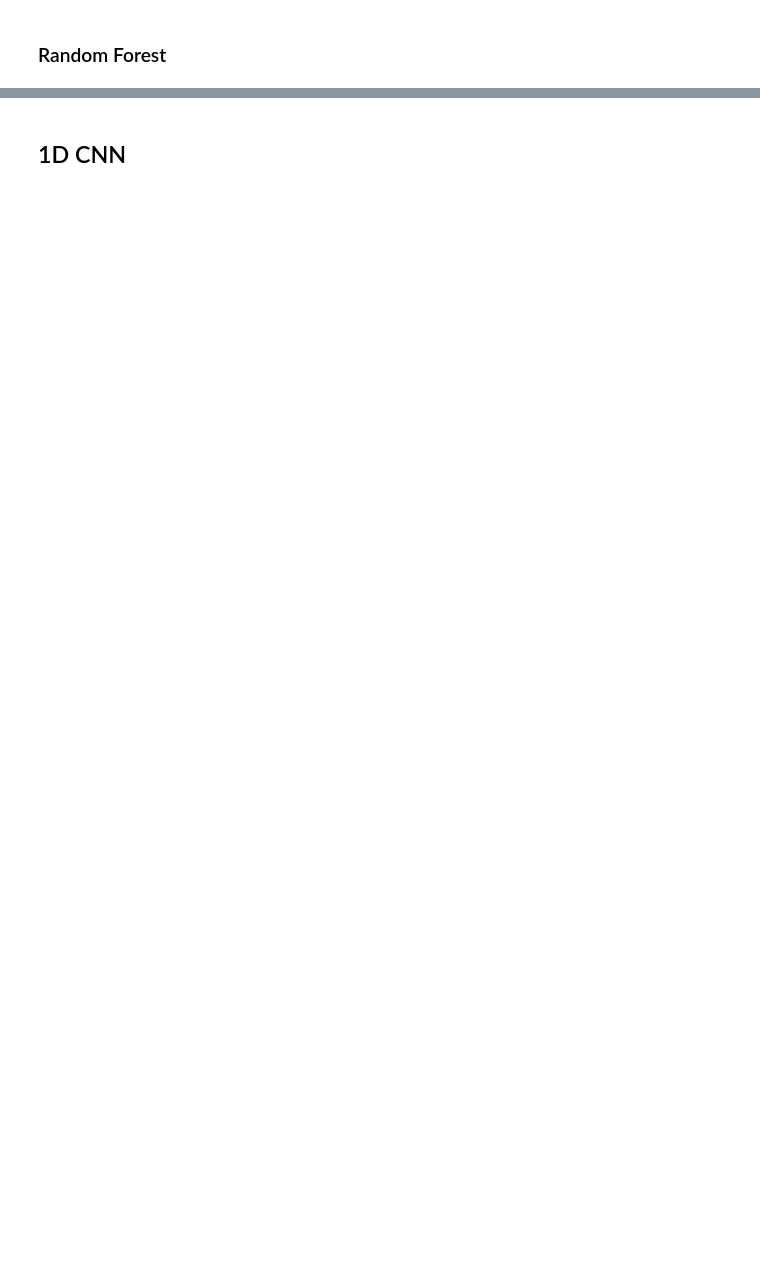
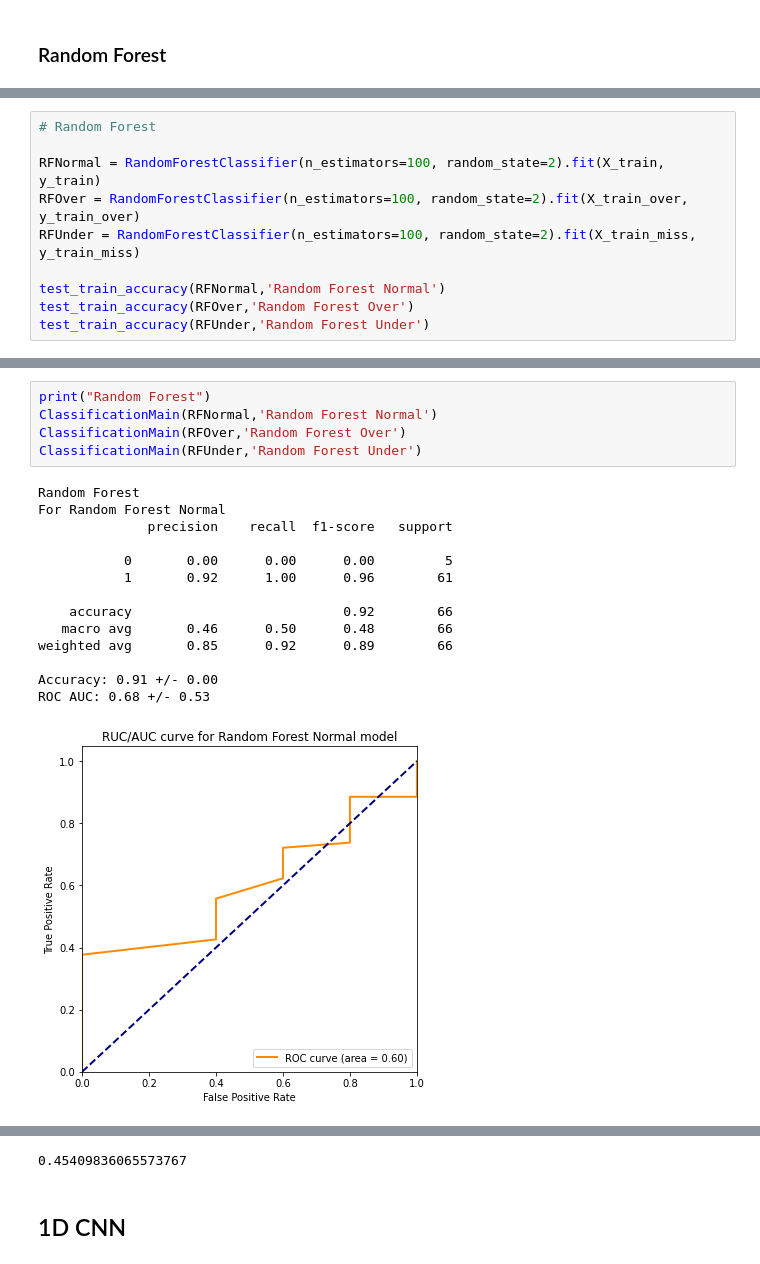
Before and after one commit to anand-bachker/MLA-PPG, a Jupyter notebook: main.ipynb, the cells around one changed output, grey strips where cells are left out. Cells and saved outputs as stored; diff of their text form; blank space fills up the shorter version.

```diff
--- a/main.ipynb
+++ b/main.ipynb
@@ -537,0 +406,10 @@ print(scores.mean())
+# %%
+# Random Forest
+
+RFNormal = RandomForestClassifier(n_estimators=100, random_state=2).fit(X_train, y_train)
+RFOver = RandomForestClassifier(n_estimators=100, random_state=2).fit(X_train_over, y_train_over)
+RFUnder = RandomForestClassifier(n_estimators=100, random_state=2).fit(X_train_miss, y_train_miss)
+
+test_train_accuracy(RFNormal,'Random Forest Normal')
+test_train_accuracy(RFOver,'Random Forest Over')
+test_train_accuracy(RFUnder,'Random Forest Under')
@@ -537,0 +584,20 @@ print(scores.mean())
+# %%
+print("Random Forest")
+ClassificationMain(RFNormal,'Random Forest Normal')
+ClassificationMain(RFOver,'Random Forest Over')
+ClassificationMain(RFUnder,'Random Forest Under')
+# %% [output]
+Random Forest
+For Random Forest Normal
+              precision    recall  f1-score   support
+
+           0       0.00      0.00      0.00         5
+           1       0.92      1.00      0.96        61
+
+    accuracy                           0.92        66
+   macro avg       0.46      0.50      0.48        66
+weighted avg       0.85      0.92      0.89        66
+
+Accuracy: 0.91 +/- 0.00
+ROC AUC: 0.68 +/- 0.53
+[figure, added]
@@ -538,2 +630,3 @@ print(scores.mean())
+0.45409836065573767
 # %% [markdown]
 ## 1D CNN
```
Also changed, not shown: parts of 35 cells of this notebook.
